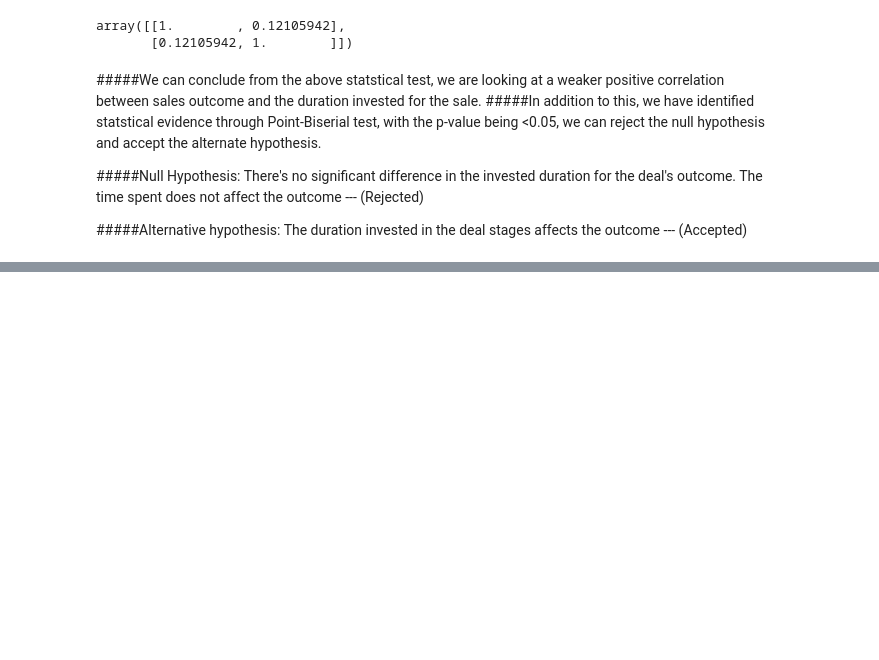
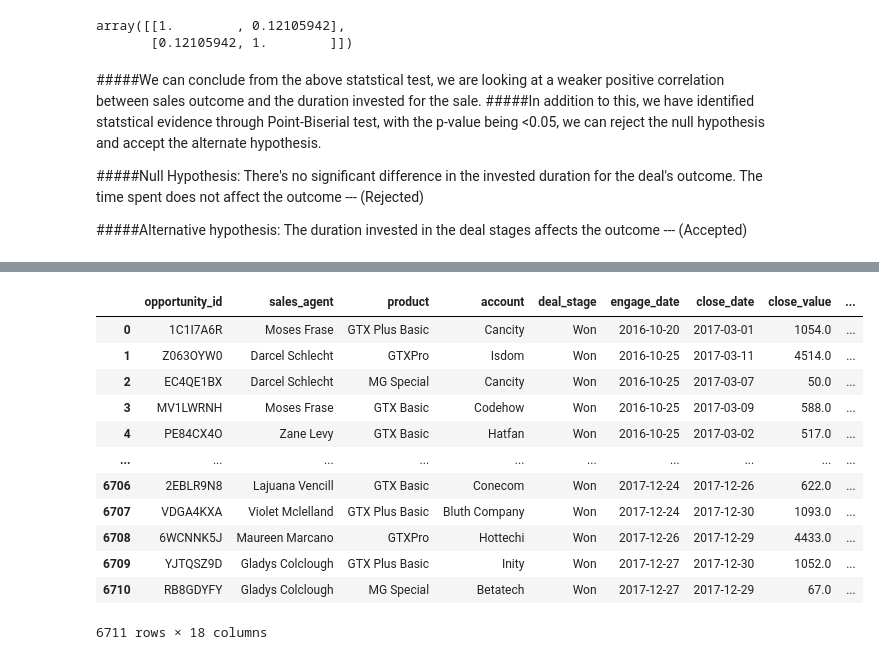
Before and after one commit to SuyogPatgave/Python_Codes-Projects, a Jupyter notebook: CRM_Project.ipynb, the cells around one changed output, grey strips where cells are left out. Saved outputs shown, nothing was run; the diff lists cells and outputs as text; code cells hidden in the pictures; blank space fills up the shorter version.

```diff
--- a/CRM_Project.ipynb
+++ b/CRM_Project.ipynb
@@ -1465,11 +1435,0 @@ Text(0.5, 1.0, 'Closed Sales/Deals Over the Year')
-# %%
-# Total Monthly Sales Generated
-
-sales_pipe['close_date'] = pd.to_datetime(sales_pipe['close_date'])
-sales_pipe['close_date'] = sales_pipe['close_date'].dt.to_period('M').astype(str)
-sales_pipe['engage_date'] = pd.to_datetime(sales_pipe['engage_date'])
-
-monthly_sales = sales_pipe.groupby('close_date', as_index=False)['close_value'].sum()
-monthly_sales = monthly_sales.sort_values(by='close_date', ascending=True)
-monthly_sales = monthly_sales[monthly_sales['close_date']!= 'NaT']
-monthly_sales
@@ -1524,9 +1435,0 @@ memory usage: 627.7+ KB
-# %%
-# Calculating Total Days Engaged to Close a Sale/Deal
-
-sales_pipe['close_date'] = pd.to_datetime(sales_pipe['close_date'])
-sales_pipe['engage_date'] = pd.to_datetime(sales_pipe['engage_date'])
-
-sales_pipe['total_days_engaged'] = sales_pipe['close_date'] - sales_pipe['engage_date']
-sales_pipe['total_days_engaged'] = sales_pipe['total_days_engaged'].dt.days
-sales_pipe
@@ -2287,0 +1454,6 @@ sales_pipe
+# %%
+#gathering all required datasets for analysis
+sales_pipe
+#Setting up dataset for won and lost sales records
+sales_pipe_wl = sales_pipe[sales_pipe['deal_stage'].isin(['Won', 'Lost'])]
+sales_pipe_wl
@@ -2287,0 +1512,20 @@ sales_pipe
+# %%
+#merging datasets
+merge_1 = pd.merge(sales_pipe_wl, acc, left_on='account', right_on='account', how='left')
+merge_2 = pd.merge(merge_1, sales_team, left_on='sales_agent', right_on='sales_agent')
+perf_data = merge_2.copy()
+perf_data
+# %% [output]
+|  | opportunity_id | sales_agent | product | account | deal_stage | engage_date | close_date | close_value | ... |
+| 0 | 1C1I7A6R | Moses Frase | GTX Plus Basic | Cancity | Won | 2016-10-20 | 2017-03-01 | 1054.0 | ... |
+| 1 | Z063OYW0 | Darcel Schlecht | GTXPro | Isdom | Won | 2016-10-25 | 2017-03-11 | 4514.0 | ... |
+| 2 | EC4QE1BX | Darcel Schlecht | MG Special | Cancity | Won | 2016-10-25 | 2017-03-07 | 50.0 | ... |
+| 3 | MV1LWRNH | Moses Frase | GTX Basic | Codehow | Won | 2016-10-25 | 2017-03-09 | 588.0 | ... |
+| 4 | PE84CX4O | Zane Levy | GTX Basic | Hatfan | Won | 2016-10-25 | 2017-03-02 | 517.0 | ... |
+| ... | ... | ... | ... | ... | ... | ... | ... | ... | ... |
+| 6706 | 2EBLR9N8 | Lajuana Vencill | GTX Basic | Conecom | Won | 2017-12-24 | 2017-12-26 | 622.0 | ... |
+| 6707 | VDGA4KXA | Violet Mclelland | GTX Plus Basic | Bluth Company | Won | 2017-12-24 | 2017-12-30 | 1093.0 | ... |
+| 6708 | 6WCNNK5J | Maureen Marcano | GTXPro | Hottechi | Won | 2017-12-26 | 2017-12-29 | 4433.0 | ... |
+| 6709 | YJTQSZ9D | Gladys Colclough | GTX Plus Basic | Inity | Won | 2017-12-27 | 2017-12-30 | 1052.0 | ... |
+| 6710 | RB8GDYFY | Gladys Colclough | MG Special | Betatech | Won | 2017-12-27 | 2017-12-29 | 67.0 | ... |
+6711 rows × 18 columns
```
Also changed, not shown: parts of 46 cells of this notebook.
